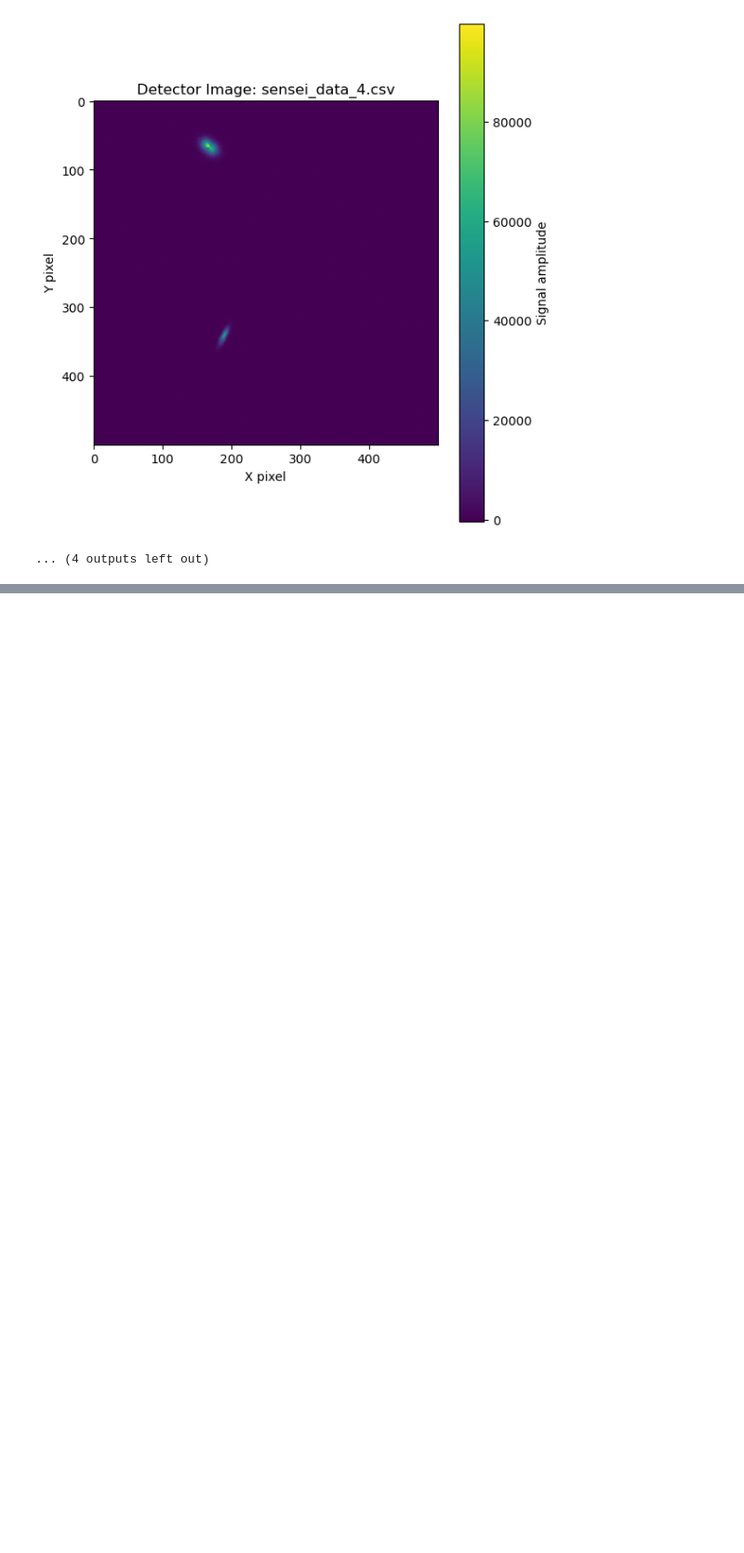
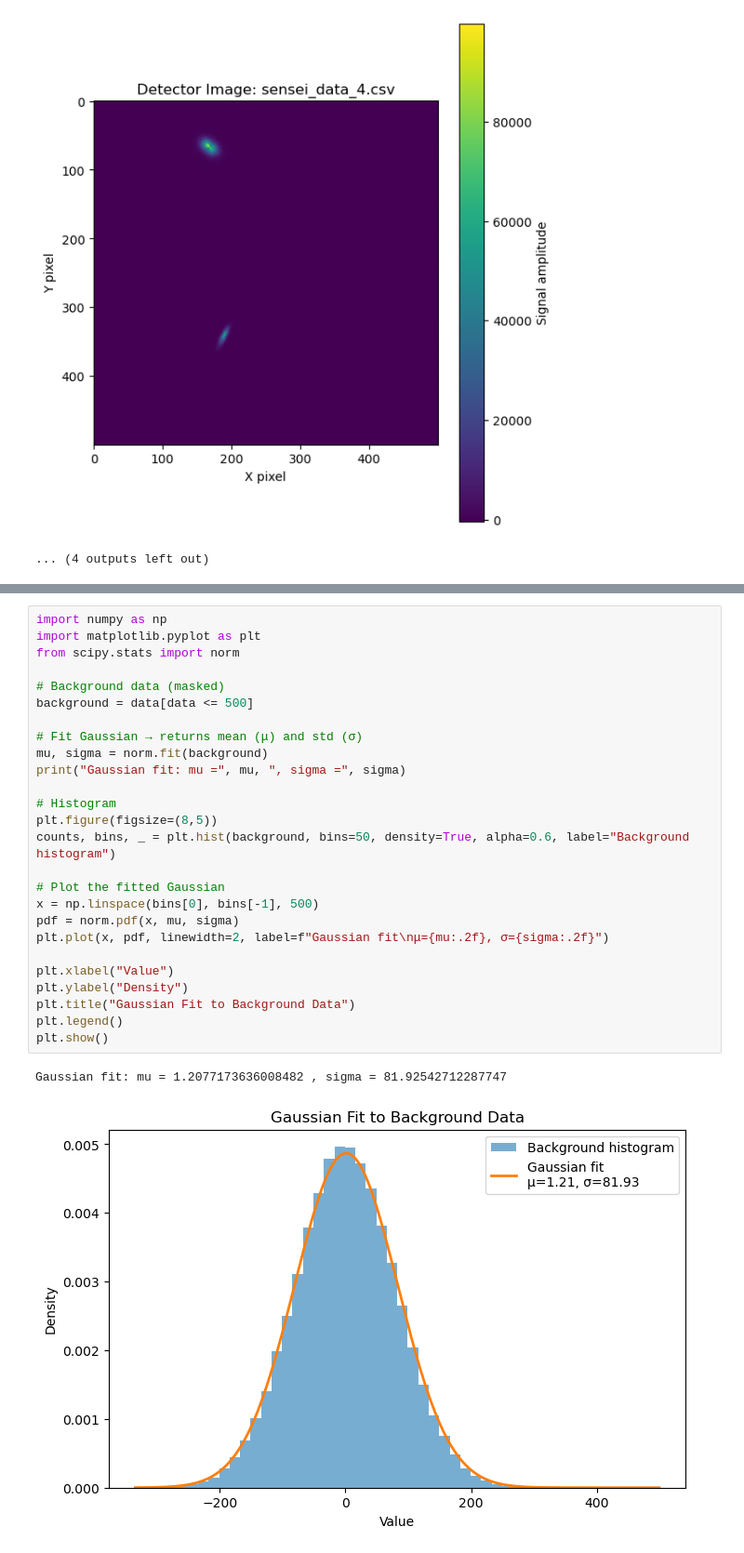
Before and after one commit to dowlingwong/GGI_CCDNR, a Jupyter notebook: CCD_viz.ipynb, the cells around one changed output, grey strips where cells are left out. Shown at 93% size. Saved outputs shown, nothing was run; the diff lists cells and outputs as text; blank space fills up the shorter version.

```diff
--- a/CCD_viz.ipynb
+++ b/CCD_viz.ipynb
@@ -43,0 +68,29 @@ Found 15 CSV files.
+# %%
+import numpy as np
+import matplotlib.pyplot as plt
+from scipy.stats import norm
+
+# Background data (masked)
+background = data[data <= 500]
+
+# Fit Gaussian → returns mean (μ) and std (σ)
+mu, sigma = norm.fit(background)
+print("Gaussian fit: mu =", mu, ", sigma =", sigma)
+
+# Histogram
+plt.figure(figsize=(8,5))
+counts, bins, _ = plt.hist(background, bins=50, density=True, alpha=0.6, label="Background histogram")
+
+# Plot the fitted Gaussian
+x = np.linspace(bins[0], bins[-1], 500)
+pdf = norm.pdf(x, mu, sigma)
+plt.plot(x, pdf, linewidth=2, label=f"Gaussian fit\nμ={mu:.2f}, σ={sigma:.2f}")
+
+plt.xlabel("Value")
+plt.ylabel("Density")
+plt.title("Gaussian Fit to Background Data")
+plt.legend()
+plt.show()
+# %% [output]
+Gaussian fit: mu = 1.2077173636008482 , sigma = 81.92542712287747
+[figure, added]
```
Also changed, not shown: parts of 4 cells of this notebook, 4 other files.
